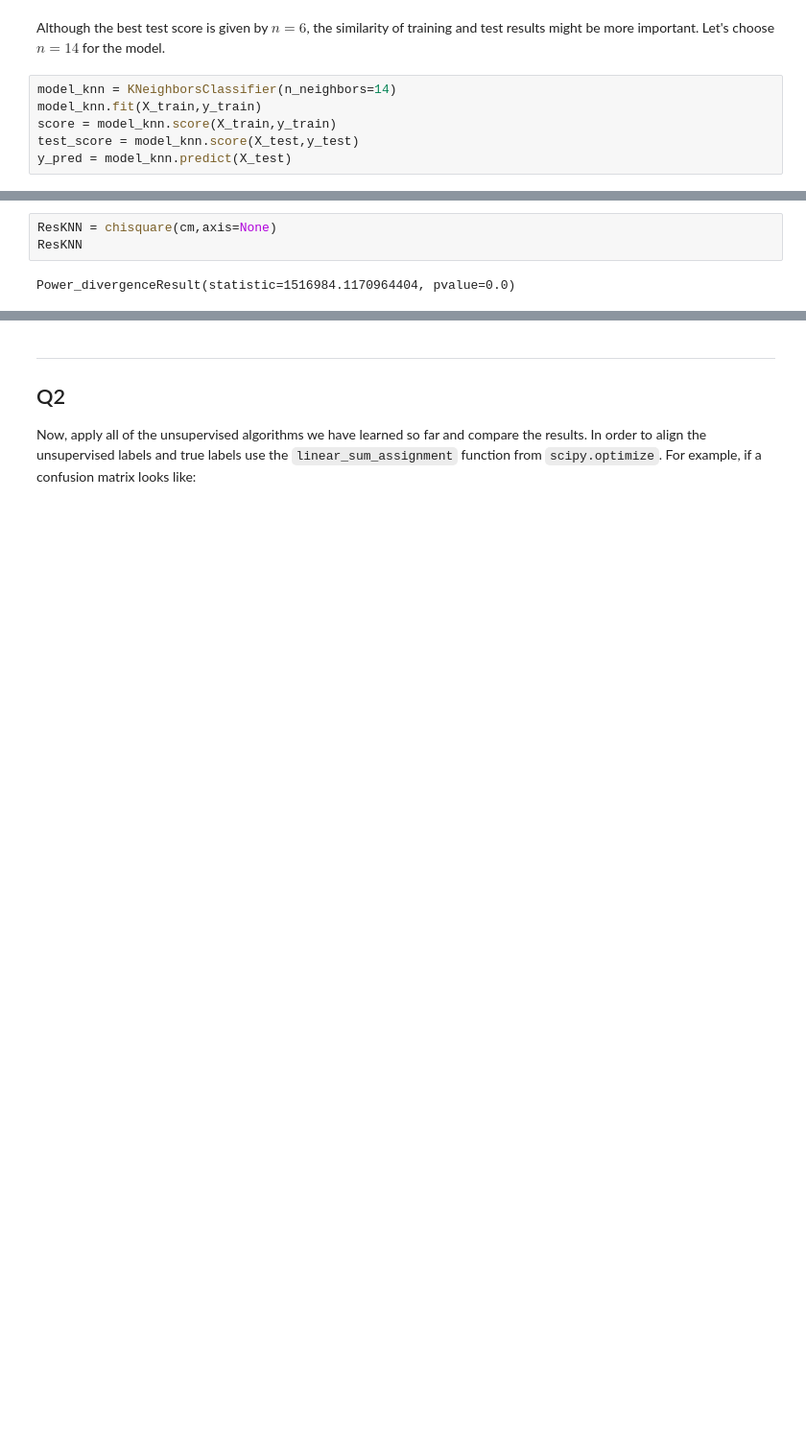
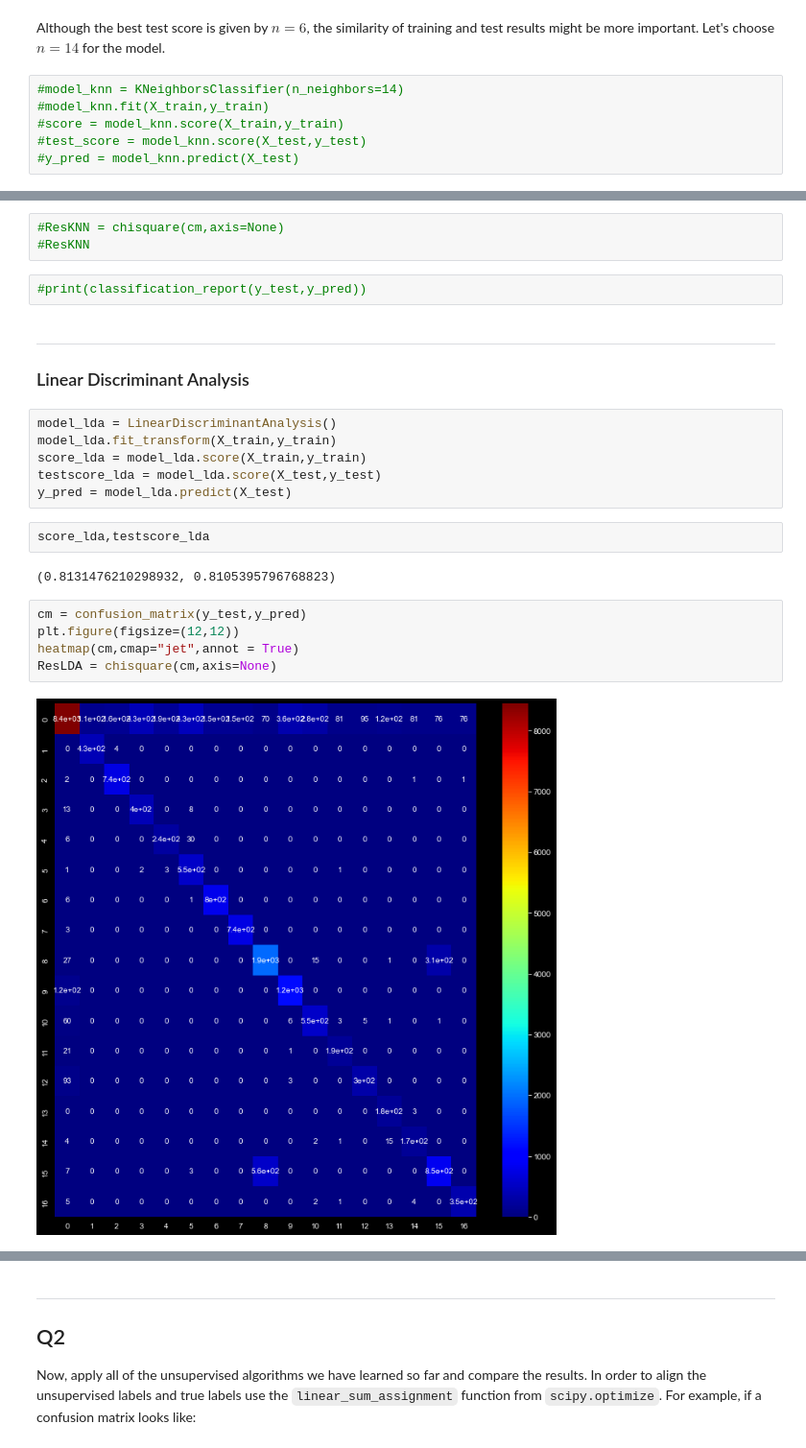
Before and after one commit to cemsanga/MAT555E_Assignments, a Jupyter notebook: HW3/HW3.ipynb, the cells around one changed output, grey strips where cells are left out. Shown: that part at 96% size. Cells and saved outputs as stored; diff of their text form; blank space fills up the shorter version.

```diff
--- a/HW3/HW3.ipynb
+++ b/HW3/HW3.ipynb
@@ -160,9 +224,9 @@ plt.show()
 # %% [markdown]
 Although the best test score is given by $n=6$, the similarity of training and test results might be more important. Let's choose $n=14$ for the model.
 # %%
-model_knn = KNeighborsClassifier(n_neighbors=14)
-model_knn.fit(X_train,y_train)
-score = model_knn.score(X_train,y_train)
-test_score = model_knn.score(X_test,y_test)
-y_pred = model_knn.predict(X_test)
+#model_knn = KNeighborsClassifier(n_neighbors=14)
+#model_knn.fit(X_train,y_train)
+#score = model_knn.score(X_train,y_train)
+#test_score = model_knn.score(X_test,y_test)
+#y_pred = model_knn.predict(X_test)
 # %%
@@ -195,8 +238,28 @@ heatmap(cm,cmap="jet",annot = True)
 # %%
-ResKNN = chisquare(cm,axis=None)
-ResKNN
+#ResKNN = chisquare(cm,axis=None)
+#ResKNN
-# %% [output]
-Power_divergenceResult(statistic=1516984.1170964404, pvalue=0.0)
+# %%
+#print(classification_report(y_test,y_pred))
+# %% [markdown]
+***
+### Linear Discriminant Analysis
+# %%
+model_lda = LinearDiscriminantAnalysis()
+model_lda.fit_transform(X_train,y_train)
+score_lda = model_lda.score(X_train,y_train)
+testscore_lda = model_lda.score(X_test,y_test)
+y_pred = model_lda.predict(X_test)
+# %%
+score_lda,testscore_lda
+# %% [output]
+(0.8131476210298932, 0.8105395796768823)
+# %%
+cm = confusion_matrix(y_test,y_pred)
+plt.figure(figsize=(12,12))
+heatmap(cm,cmap="jet",annot = True)
+ResLDA = chisquare(cm,axis=None)
+# %% [output]
+[figure, added]
 # %%
 print(classification_report(y_test,y_pred))
 # %% [output]
```
Also changed, not shown: parts of 11 cells of this notebook.
